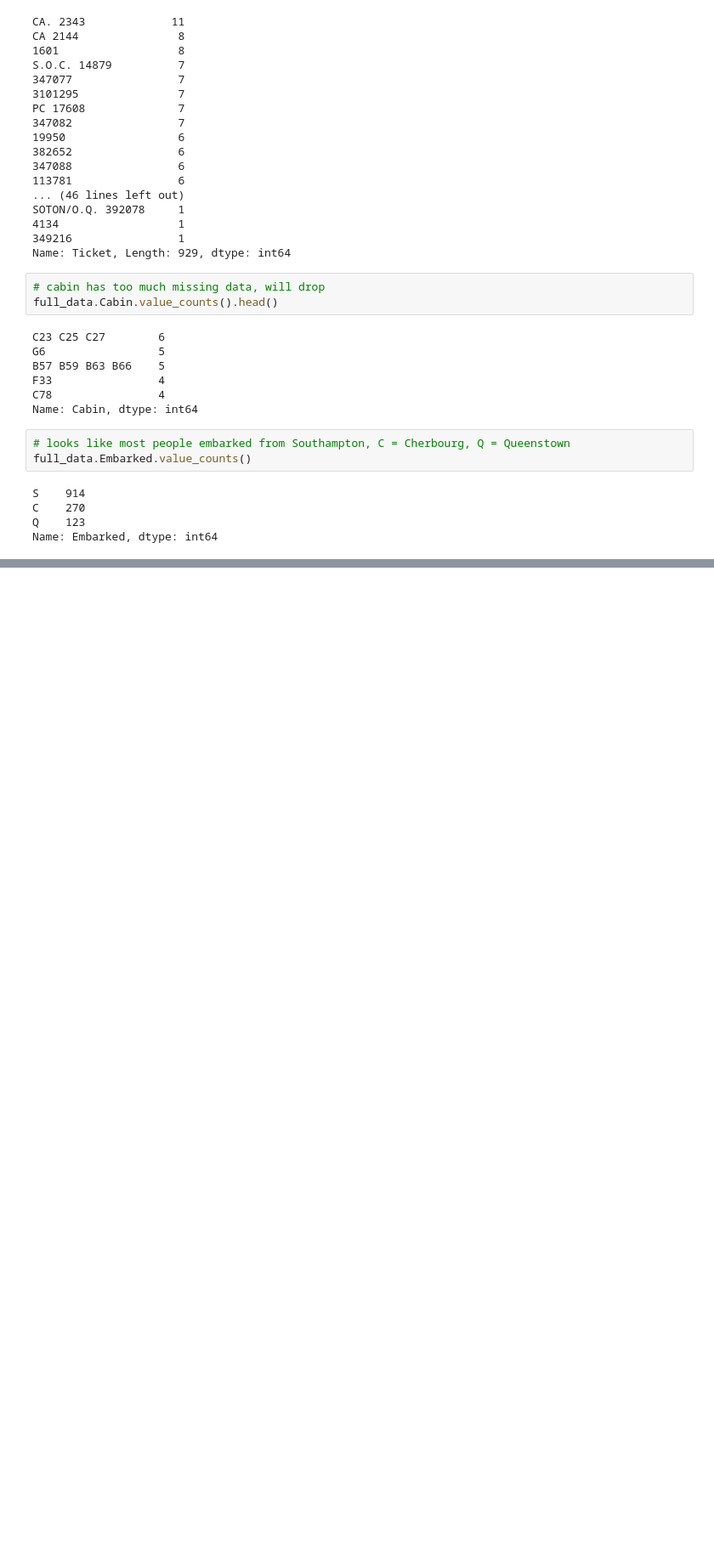
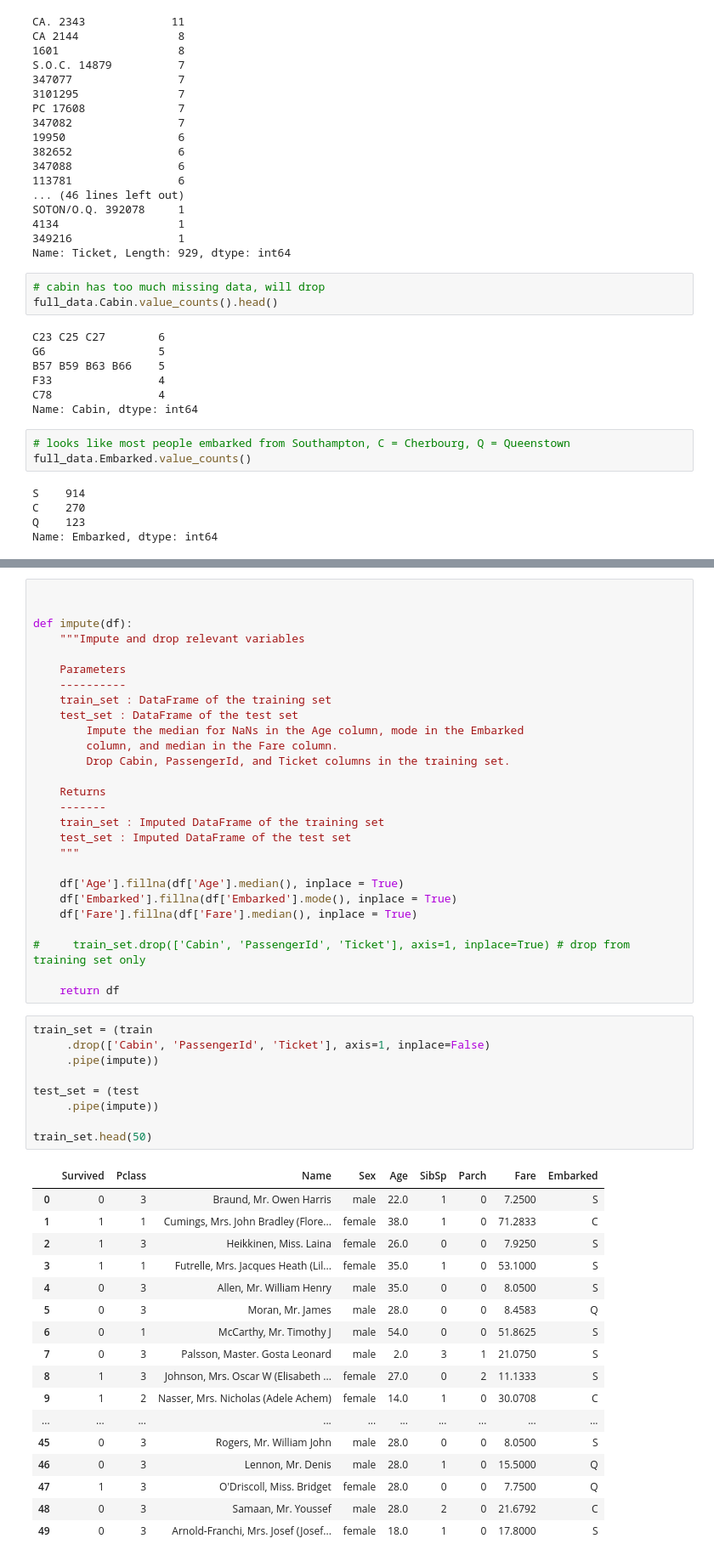
Before and after one commit to mjdacs/622_Assign2, a Jupyter notebook: eda.ipynb, the cells around one changed output, grey strips where cells are left out. Shown at 85% size. Saved outputs shown, nothing was run; the diff lists cells and outputs as text; blank space fills up the shorter version.

```diff
--- a/eda.ipynb
+++ b/eda.ipynb
@@ -417,0 +501,54 @@ Name: Embarked, dtype: int64
+# %%
+
+
+def impute(df):
+    """Impute and drop relevant variables
+
+    Parameters
+    ----------
+    train_set : DataFrame of the training set
+    test_set : DataFrame of the test set
+        Impute the median for NaNs in the Age column, mode in the Embarked
+        column, and median in the Fare column.
+        Drop Cabin, PassengerId, and Ticket columns in the training set.
+
+    Returns
+    -------
+    train_set : Imputed DataFrame of the training set
+    test_set : Imputed DataFrame of the test set
+    """
+
+    df['Age'].fillna(df['Age'].median(), inplace = True)
+    df['Embarked'].fillna(df['Embarked'].mode(), inplace = True)
+    df['Fare'].fillna(df['Fare'].median(), inplace = True)
+
+#     train_set.drop(['Cabin', 'PassengerId', 'Ticket'], axis=1, inplace=True) # drop from training set only
+
+    return df
+# %%
+train_set = (train
+     .drop(['Cabin', 'PassengerId', 'Ticket'], axis=1, inplace=False)
+     .pipe(impute))
+
+test_set = (test
+     .pipe(impute))
+
+train_set.head(50)
+# %% [output]
+|  | Survived | Pclass | Name | Sex | Age | SibSp | Parch | Fare | Embarked |
+| 0 | 0 | 3 | Braund, Mr. Owen Harris | male | 22.0 | 1 | 0 | 7.2500 | S |
+| 1 | 1 | 1 | Cumings, Mrs. John Bradley (Flore... | female | 38.0 | 1 | 0 | 71.2833 | C |
+| 2 | 1 | 3 | Heikkinen, Miss. Laina | female | 26.0 | 0 | 0 | 7.9250 | S |
+| 3 | 1 | 1 | Futrelle, Mrs. Jacques Heath (Lil... | female | 35.0 | 1 | 0 | 53.1000 | S |
+| 4 | 0 | 3 | Allen, Mr. William Henry | male | 35.0 | 0 | 0 | 8.0500 | S |
+| 5 | 0 | 3 | Moran, Mr. James | male | 28.0 | 0 | 0 | 8.4583 | Q |
+| 6 | 0 | 1 | McCarthy, Mr. Timothy J | male | 54.0 | 0 | 0 | 51.8625 | S |
+| 7 | 0 | 3 | Palsson, Master. Gosta Leonard | male | 2.0 | 3 | 1 | 21.0750 | S |
+| 8 | 1 | 3 | Johnson, Mrs. Oscar W (Elisabeth ... | female | 27.0 | 0 | 2 | 11.1333 | S |
+| 9 | 1 | 2 | Nasser, Mrs. Nicholas (Adele Achem) | female | 14.0 | 1 | 0 | 30.0708 | C |
+| ... | ... | ... | ... | ... | ... | ... | ... | ... | ... |
+| 45 | 0 | 3 | Rogers, Mr. William John | male | 28.0 | 0 | 0 | 8.0500 | S |
+| 46 | 0 | 3 | Lennon, Mr. Denis | male | 28.0 | 1 | 0 | 15.5000 | Q |
+| 47 | 1 | 3 | O'Driscoll, Miss. Bridget | female | 28.0 | 0 | 0 | 7.7500 | Q |
+| 48 | 0 | 3 | Samaan, Mr. Youssef | male | 28.0 | 2 | 0 | 21.6792 | C |
+| 49 | 0 | 3 | Arnold-Franchi, Mrs. Josef (Josef... | female | 18.0 | 1 | 0 | 17.8000 | S |
```
Also changed, not shown: parts of 8 cells of this notebook, 1 other file.
